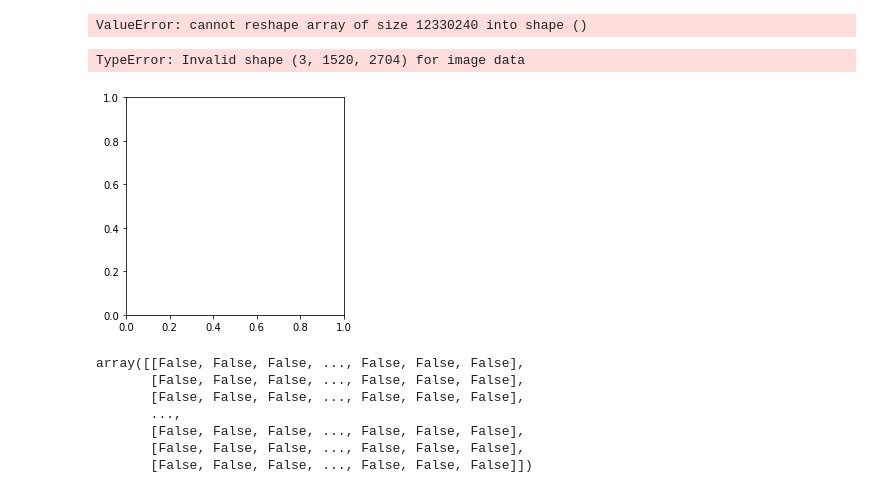
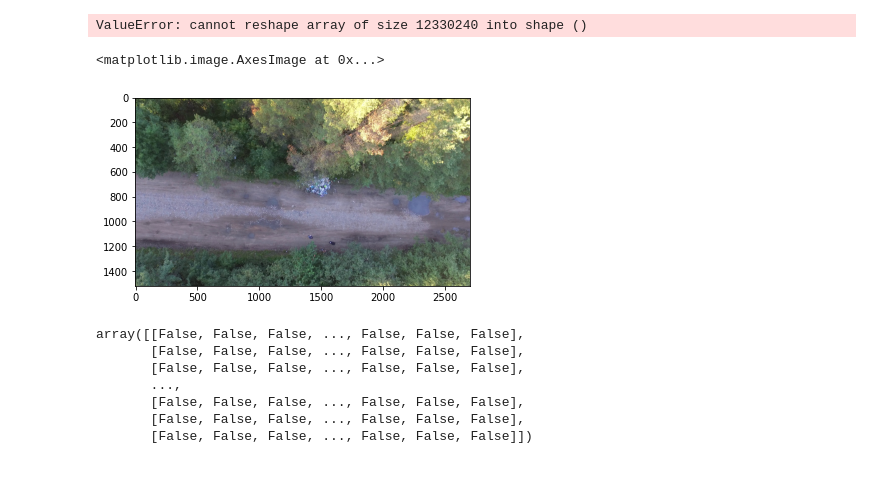
Before and after one commit to renesat/EcoDrone, a Jupyter notebook: notebooks/Без названия.ipynb, the cells around one changed output. Saved outputs shown, nothing was run; the diff lists cells and outputs as text; code cells hidden in the pictures.

```diff
--- a/notebooks/Без названия.ipynb
+++ b/notebooks/Без названия.ipynb
@@ -46,10 +34,10 @@ Image.fromarray((im * mask).numpy().reshape(()))
 # %% [output]
 ValueError: cannot reshape array of size 12330240 into shape ()
 # %%
-plt.imshow(draw_segmentation_masks((im * 255).type(torch.ByteTensor), torch.Tensor(mask > 0.5).bool(), alpha=0.5))
+plt.imshow(F.to_pil_image(draw_segmentation_masks((im * 255).type(torch.ByteTensor), torch.Tensor(mask > 0.5).bool(), alpha=0.)))
 # %% [output]
-TypeError: Invalid shape (3, 1520, 2704) for image data
+<matplotlib.image.AxesImage at 0x...>
-[figure, old version]
+[figure, new version]
 # %%
 mask > 0.5
 # %% [output]
```
Also changed, not shown: parts of 8 cells of this notebook, 2 other files.
